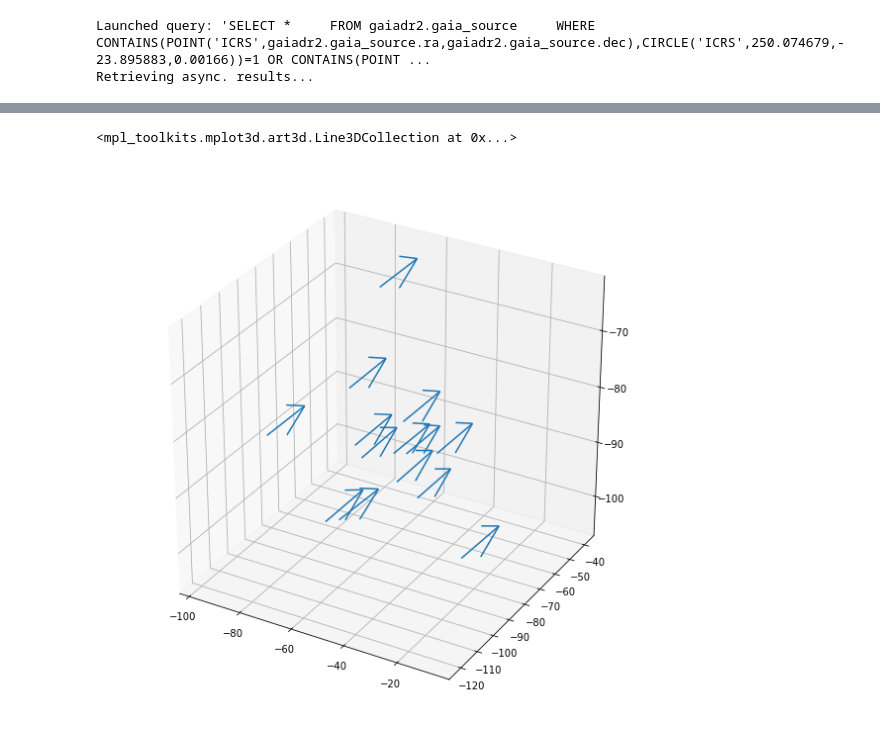
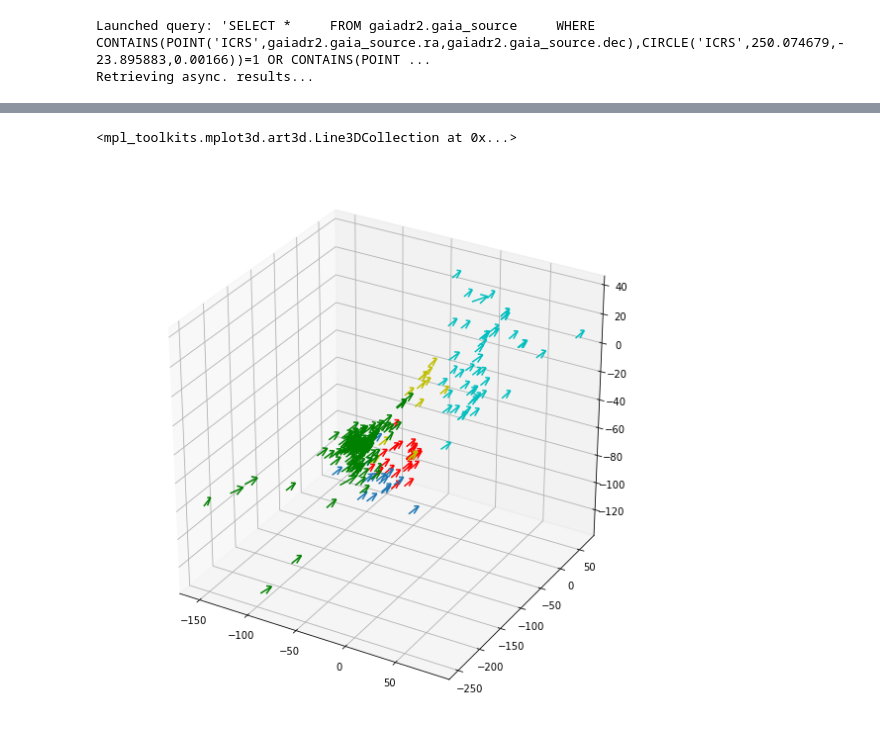
Before and after one commit to saint-germain/gaia, a Jupyter notebook: gaia_sandbox.ipynb, the cells around one changed output, grey strips where cells are left out. Drawn from its saved outputs; the diff is of its cells as text; code cells hidden in the pictures.

```diff
--- a/gaia_sandbox.ipynb
+++ b/gaia_sandbox.ipynb
@@ -333,3 +442,9 @@ tableus=tableus.reset_index()
 # %%
 usas=astrosol(tableus)
 x3,y3,z3,vx3,vy3,vz3=usas
+# %%
+tabletw=Table.read('tw_hydrae.dat',format='ascii').to_pandas()
+tabletw=tabletw[np.isfinite(tabletw['parallax'])]
+tabletw=tabletw[np.isfinite(tabletw.radial_velocity)]
+tabletw=tabletw.reset_index()
+print(len(tabletw),np.isnan(tabletw['pmdec']).sum(),np.isnan(tabletw['pmra']).sum())
@@ -335,0 +455,9 @@ x3,y3,z3,vx3,vy3,vz3=usas
+# %%
+twas=astrosol(tabletw)
+x4,y4,z4,vx4,vy4,vz4=twas
+# %%
+tablebp=Table.read('bpmg.dat',format='ascii').to_pandas()
+tablebp=tablebp[np.isfinite(tablebp['parallax'])]
+tablebp=tablebp[np.isfinite(tablebp.radial_velocity)]
+tablebp=tablebp.reset_index()
+print(len(tablebp),np.isnan(tablebp['pmdec']).sum(),np.isnan(tablebp['pmra']).sum())
@@ -336,3 +468,6 @@ x3,y3,z3,vx3,vy3,vz3=usas
+# %%
+bpas=astrosol(tablebp)
+x5,y5,z5,vx5,vy5,vz5=bpas
 # %%
 uclas=np.array(uclas)
 lccas=np.array(lccas)
@@ -354,8 +491,12 @@ df.to_csv('sco-cen.csv')
 # %%
 fig = plt.figure(figsize=(10,10))
 ax = fig.add_subplot(111, projection='3d')
 norm=10
 ax.quiver(x1,y1,z1,vx1/norm,vy1/norm,vz1/norm,arrow_length_ratio=0.5)
+ax.quiver(x2,y2,z2,vx2/norm,vy2/norm,vz2/norm,arrow_length_ratio=0.5,color='r')
+ax.quiver(x3,y3,z3,vx3/norm,vy3/norm,vz3/norm,arrow_length_ratio=0.5,color='g')
+ax.quiver(x4,y4,z4,vx4/norm,vy4/norm,vz4/norm,arrow_length_ratio=0.5,color='y')
+ax.quiver(x5,y5,z5,vx5/norm,vy5/norm,vz5/norm,arrow_length_ratio=0.5,color='c')
 # %% [output]
 <mpl_toolkits.mplot3d.art3d.Line3DCollection at 0x...>
-[figure, old version]
+[figure, new version]
```
Also changed, not shown: parts of 40 cells of this notebook, 12 other files.
